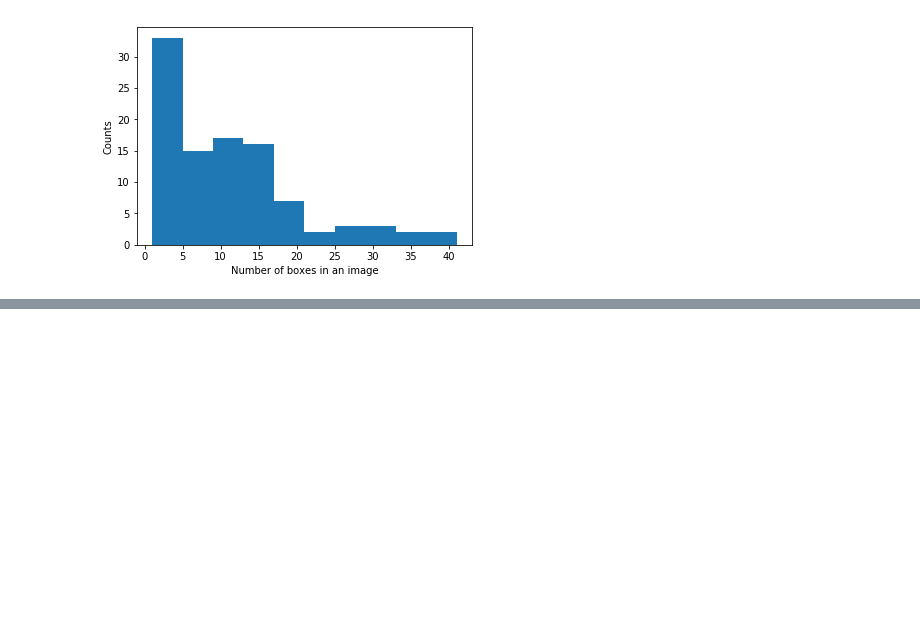
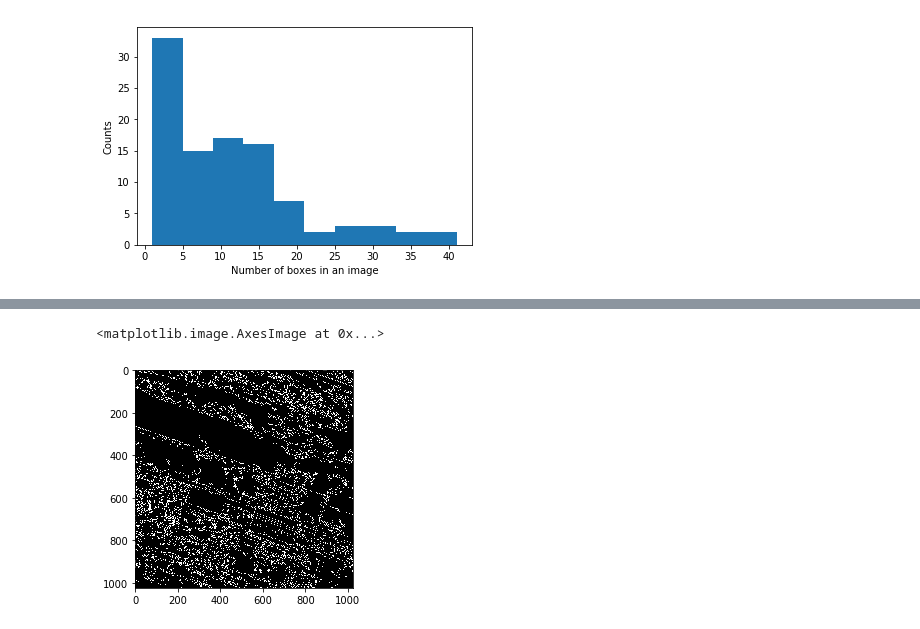
Before and after one commit to quangntran/plane_detector, a Jupyter notebook: show_planes.ipynb, the cells around one changed output, grey strips where cells are left out. Cells and saved outputs as stored; diff of their text form; code cells hidden in the pictures; blank space fills up the shorter version.

```diff
--- a/show_planes.ipynb
+++ b/show_planes.ipynb
@@ -184,0 +315,5 @@ Area: Min:  0.4887218045112782 , Max:  1.73529411764705
+# %%
+plt.imshow(edges, cmap='gray')
+# %% [output]
+<matplotlib.image.AxesImage at 0x...>
+[figure, added]
```
Also changed, not shown: parts of 21 cells of this notebook, 1 other file.
